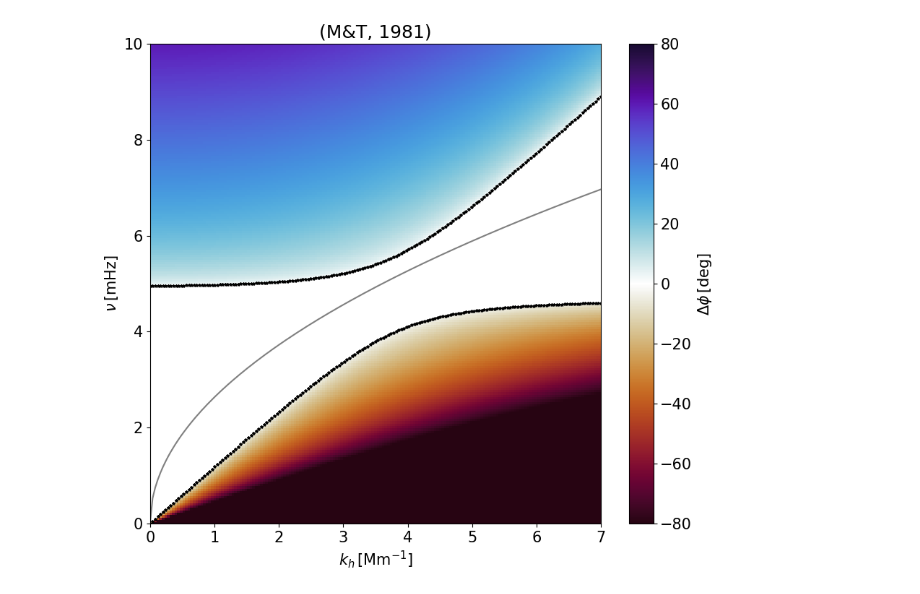
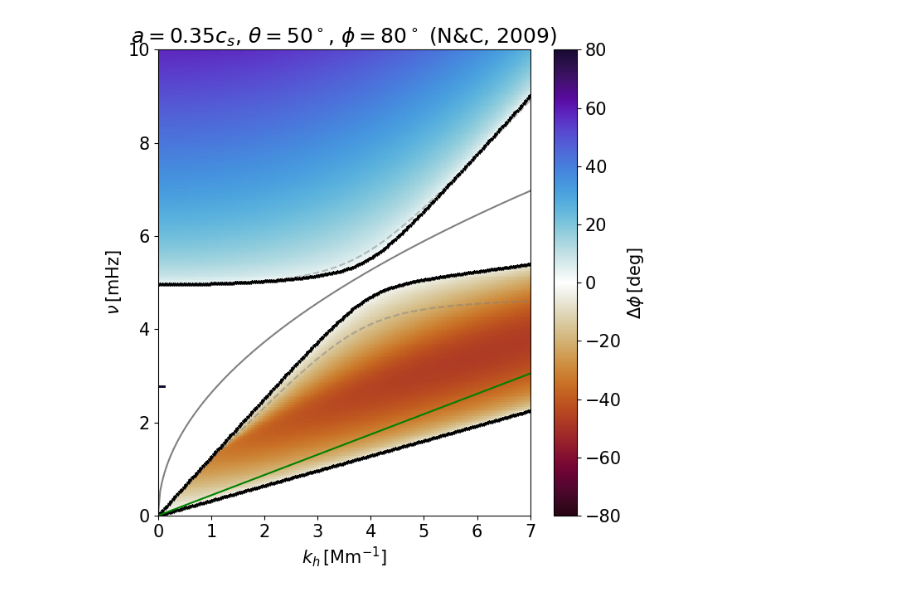
Before and after one commit to JulioM1823/Vesa_2026, a Jupyter notebook: Code/J_AGW_Magnetic_Field_Effects/theoretical_diagnostic_diagram/diagnostic_diagram.ipynb, the cells around one changed output. Saved outputs shown, nothing was run; the diff lists cells and outputs as text; code cells hidden in the pictures.

Commit message:
All Models Stable

```diff
--- a/Code/J_AGW_Magnetic_Field_Effects/theoretical_diagnostic_diagram/diagnostic_diagram.ipynb
+++ b/Code/J_AGW_Magnetic_Field_Effects/theoretical_diagnostic_diagram/diagnostic_diagram.ipynb
@@ -613,46 +636,46 @@ class DiagnosticDiagram:
 # %%
-# Create wavenumber and nu grids
-kx = np.linspace(1e-10, 8, 200)*1e-3  # Km^-1
-omega = np.linspace(1e-10, 10, 200)*2*np.pi*1e-3 # mHz
+# Models are from @mihalasInternalGravityWaves1981, @mihalasInternalGravityWaves1982, @schatzmanWavesSolarAtmosphere1967, @bunteMagnetoatmosphericWavesSubject1994, and @newingtonReflectionConversionMagnetogravity2010
 
 # Use same constants as @vesaMultiheightObservationsAtmospheric2023 Figure 3
 wac = .03116156648591974#5.3e-3*2*np.pi # Hz
 cs = 7.821691#7 # km/s
 g = 0.274 # km/s^2
 H = 125.50221125010206435 # km
 gamma = 5/3
 N = np.sqrt((gamma - 1)*g/(gamma*H)) # Hz
 dz = 150 # km
-tau = 200  # s
+tau = 200#2/wac  # s
 
 # Magnetic parameters
 B = 10 # G
-c_alf = 0.3*cs # km/s
+c_alf = 0.35*cs # km/s
 epsilon = 0.0
-theta = 80 # deg
-phi = 50 # deg
-model = 'mt1981'
+theta = 50.0 # deg
+phi = 80.0 # deg
+model = 'nc2009'
 
 # Define the input parameters
 params = {    'wac': wac,
-               'cs': cs,
+                'cs': cs,
                 'g': g,
                 'N': N,
                 'H': H,
             'gamma': gamma,
-               'dz': dz,
+                'dz': dz,
               'tau': tau,
                 'B': B,
             'c_alf': c_alf,
           'epsilon': epsilon,
             'theta': theta,
               'phi': phi}
 
+# Create wavenumber and nu grids
+kx = np.linspace(1e-10, 8, 200)*1e-3  # Km^-1
+omega = np.linspace(1e-10, 10, 200)*2*np.pi*1e-3 # mHz
+
 # Initialize the class
 dd = DiagnosticDiagram(kx, omega, params)
-
-# Calculate the diagnostic diagram and plot
 delta_phi = dd.diagnostic_diagram(model = model)
 dd.plot_diagnostic_diagram(model = model)
 # %% [output]
-[figure, old version]
+[figure, new version]
```
Also changed, not shown: parts of 2 cells of this notebook, 7 other files.
